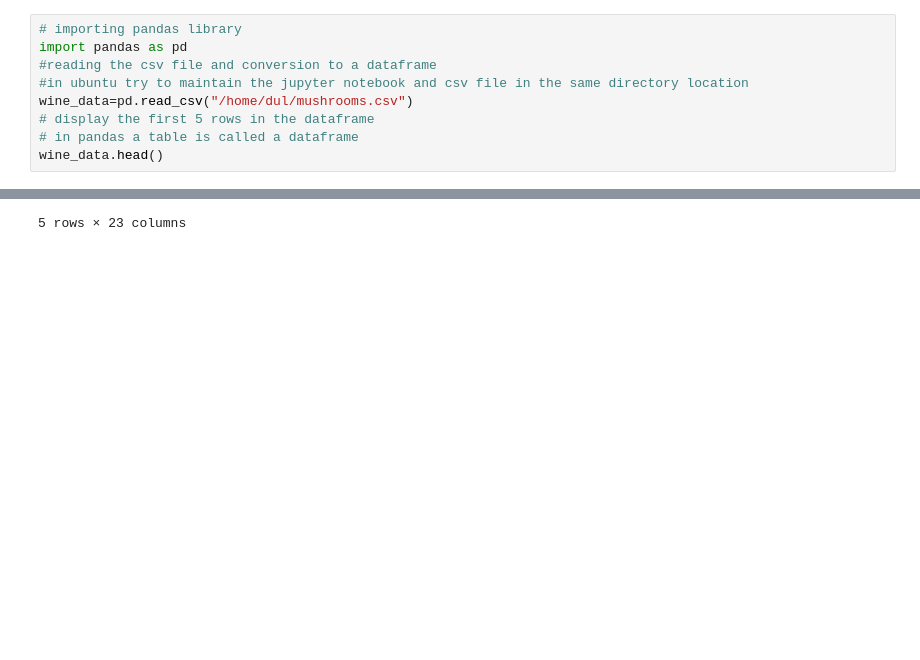
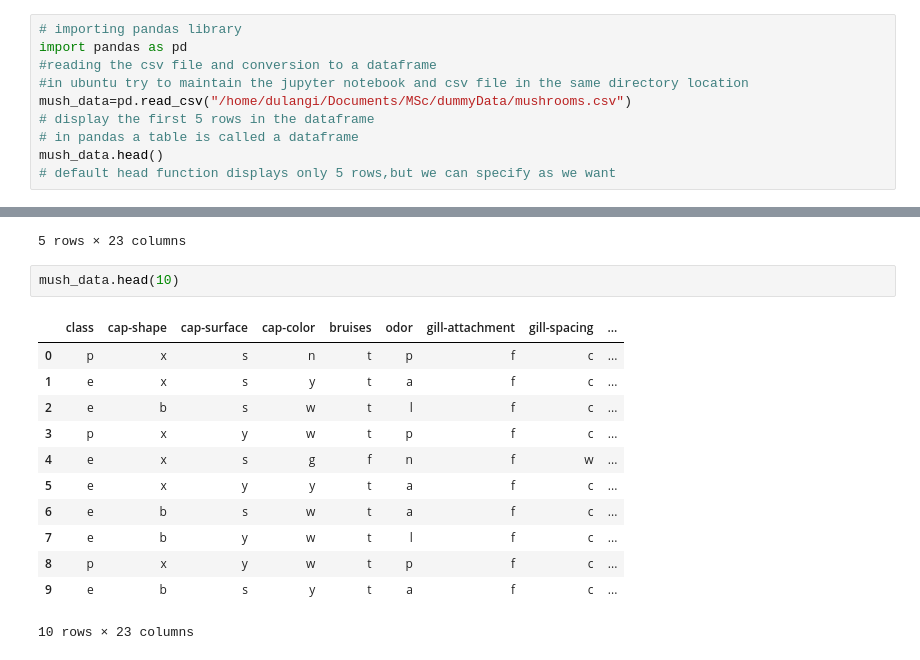
Before and after one commit to jdrkanchana/python_libraries, a Jupyter notebook: pandas/read_csvFile_toJupyterNotebook.ipynb, the cells around one changed output, grey strips where cells are left out. Drawn from its saved outputs; the diff is of its cells as text; blank space fills up the shorter version.

```diff
--- a/pandas/read_csvFile_toJupyterNotebook.ipynb
+++ b/pandas/read_csvFile_toJupyterNotebook.ipynb
@@ -3,10 +3,11 @@
 import pandas as pd
 #reading the csv file and conversion to a dataframe
 #in ubuntu try to maintain the jupyter notebook and csv file in the same directory location
-wine_data=pd.read_csv("/home/dul/mushrooms.csv")
+mush_data=pd.read_csv("/home/dulangi/Documents/MSc/dummyData/mushrooms.csv")
 # display the first 5 rows in the dataframe
 # in pandas a table is called a dataframe
-wine_data.head()
+mush_data.head()
+# default head function displays only 5 rows,but we can specify as we want
 # %% [output]
 |  | class | cap-shape | cap-surface | cap-color | bruises | odor | gill-attachment | gill-spacing | ... |
 | 0 | p | x | s | n | t | p | f | c | ... |
@@ -15,3 +16,18 @@ wine_data.head()
 | 3 | p | x | y | w | t | p | f | c | ... |
 | 4 | e | x | s | g | f | n | f | w | ... |
 5 rows × 23 columns
+# %%
+mush_data.head(10)
+# %% [output]
+|  | class | cap-shape | cap-surface | cap-color | bruises | odor | gill-attachment | gill-spacing | ... |
+| 0 | p | x | s | n | t | p | f | c | ... |
+| 1 | e | x | s | y | t | a | f | c | ... |
+| 2 | e | b | s | w | t | l | f | c | ... |
+| 3 | p | x | y | w | t | p | f | c | ... |
+| 4 | e | x | s | g | f | n | f | w | ... |
+| 5 | e | x | y | y | t | a | f | c | ... |
+| 6 | e | b | s | w | t | a | f | c | ... |
+| 7 | e | b | y | w | t | l | f | c | ... |
+| 8 | p | x | y | w | t | p | f | c | ... |
+| 9 | e | b | s | y | t | a | f | c | ... |
+10 rows × 23 columns
```
Also changed, not shown: parts of 4 cells of this notebook.
